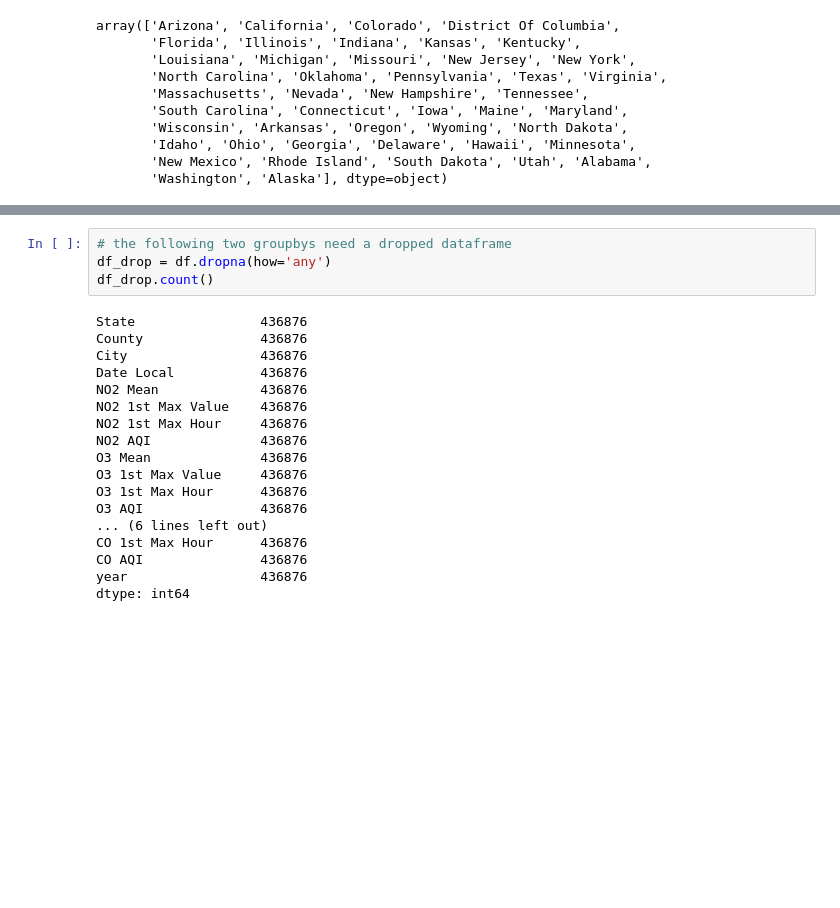
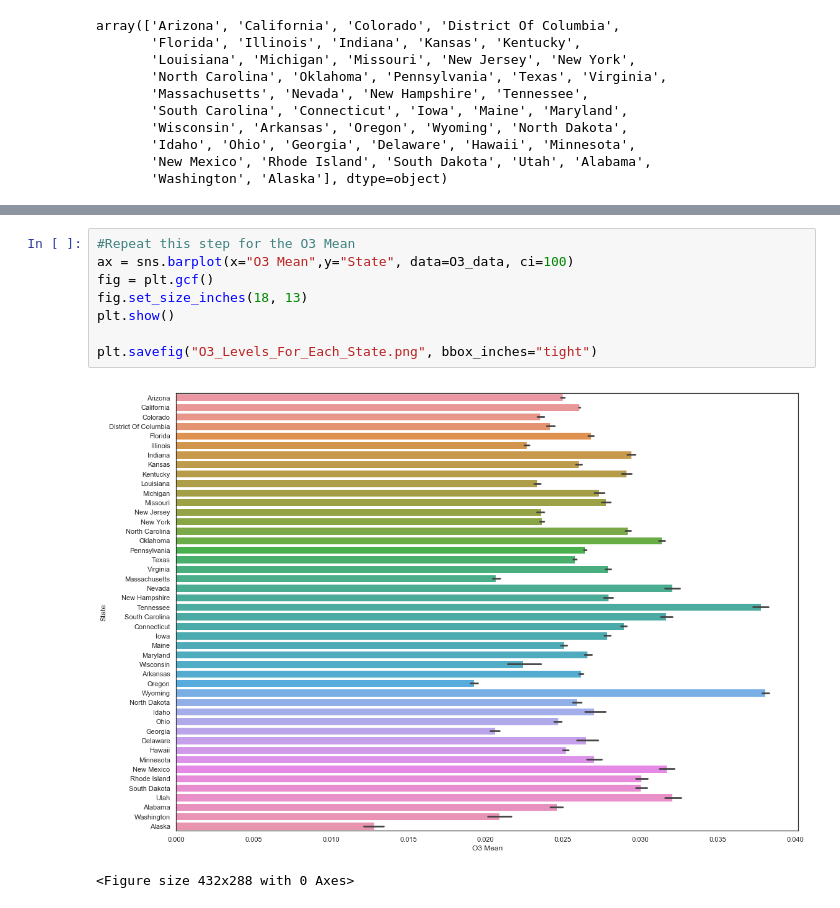
Before and after one commit to sachsjohn/Project_1_Pollution, a Jupyter notebook: Pollution Data.ipynb, the cells around one changed output, grey strips where cells are left out. Cells and saved outputs as stored; diff of their text form; blank space fills up the shorter version.

```diff
--- a/Pollution Data.ipynb
+++ b/Pollution Data.ipynb
@@ -82,24 +112,13 @@ O3_data.head()
-# %%
-# the following two groupbys need a dropped dataframe
-df_drop = df.dropna(how='any')
-df_drop.count()
-# %% [output]
-State                436876
-County               436876
-City                 436876
-Date Local           436876
-NO2 Mean             436876
-NO2 1st Max Value    436876
-NO2 1st Max Hour     436876
-NO2 AQI              436876
-O3 Mean              436876
-O3 1st Max Value     436876
-O3 1st Max Hour      436876
-O3 AQI               436876
-... (6 lines left out)
-CO 1st Max Hour      436876
-CO AQI               436876
-year                 436876
-dtype: int64
+# %%
+#Repeat this step for the O3 Mean
+ax = sns.barplot(x="O3 Mean",y="State", data=O3_data, ci=100)
+fig = plt.gcf()
+fig.set_size_inches(18, 13)
+plt.show()
+
+plt.savefig("O3_Levels_For_Each_State.png", bbox_inches="tight")
+# %% [output]
+[figure, added]
+<Figure size 432x288 with 0 Axes>
 # %%
 #SO2 data
```
Also changed, not shown: parts of 55 cells of this notebook, 22 other files.
